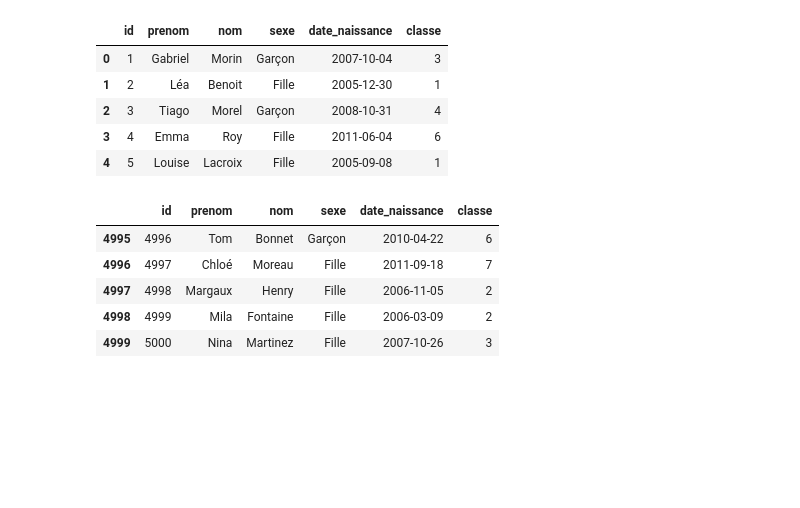
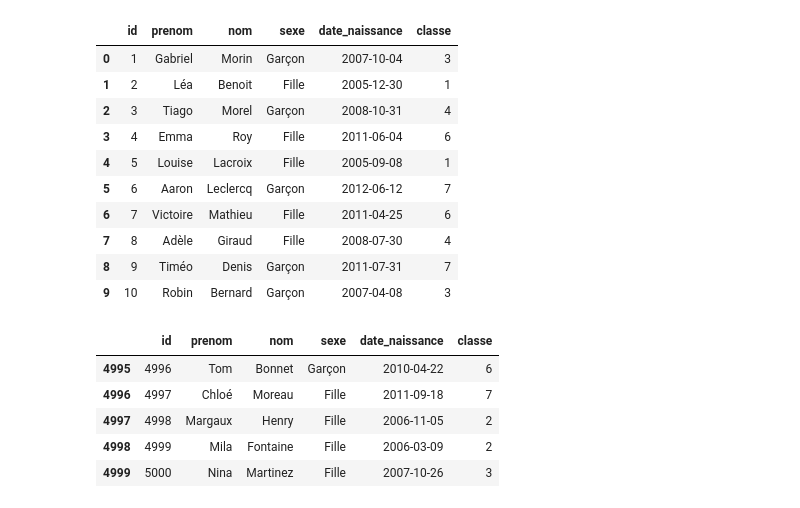
Before and after one commit to ZorroLeVrai/Python.Bureautique, a Jupyter notebook: Notebooks/utilisation_pandas.ipynb, the cells around one changed output. Cells and saved outputs as stored; diff of their text form; code cells hidden in the pictures; blank space fills up the shorter version.

```diff
--- a/Notebooks/utilisation_pandas.ipynb
+++ b/Notebooks/utilisation_pandas.ipynb
@@ -6,14 +6,19 @@ import pandas as pd
 path = "./Data/eleves.csv"
 # %%
 df_test = pd.read_csv(path, encoding="latin1")
-df_test.head()
+df_test.head(10)
 # %% [output]
 |  | id | prenom | nom | sexe | date_naissance | classe |
 | 0 | 1 | Gabriel | Morin | Garçon | 2007-10-04 | 3 |
 | 1 | 2 | Léa | Benoit | Fille | 2005-12-30 | 1 |
 | 2 | 3 | Tiago | Morel | Garçon | 2008-10-31 | 4 |
 | 3 | 4 | Emma | Roy | Fille | 2011-06-04 | 6 |
 | 4 | 5 | Louise | Lacroix | Fille | 2005-09-08 | 1 |
+| 5 | 6 | Aaron | Leclercq | Garçon | 2012-06-12 | 7 |
+| 6 | 7 | Victoire | Mathieu | Fille | 2011-04-25 | 6 |
+| 7 | 8 | Adèle | Giraud | Fille | 2008-07-30 | 4 |
+| 8 | 9 | Timéo | Denis | Garçon | 2011-07-31 | 7 |
+| 9 | 10 | Robin | Bernard | Garçon | 2007-04-08 | 3 |
 # %%
 df_test.tail()
 # %% [output]
```
Also changed, not shown: parts of 7 cells of this notebook, 1 other file.
